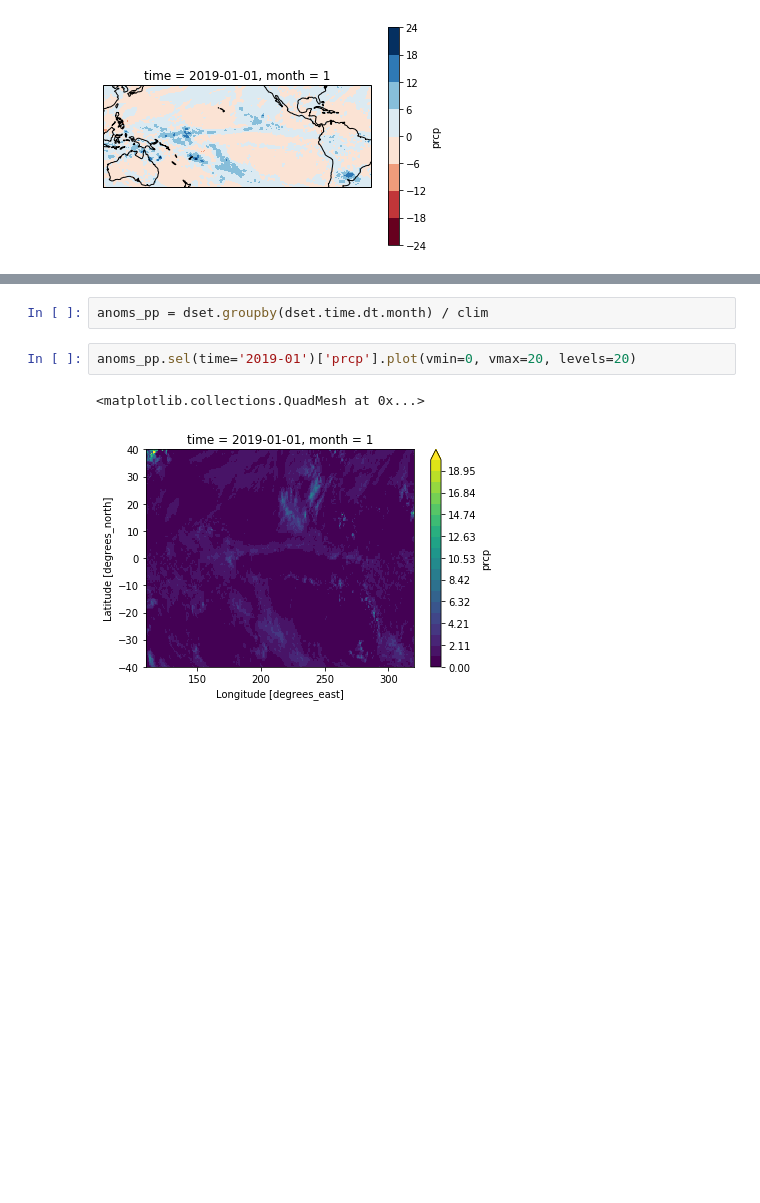
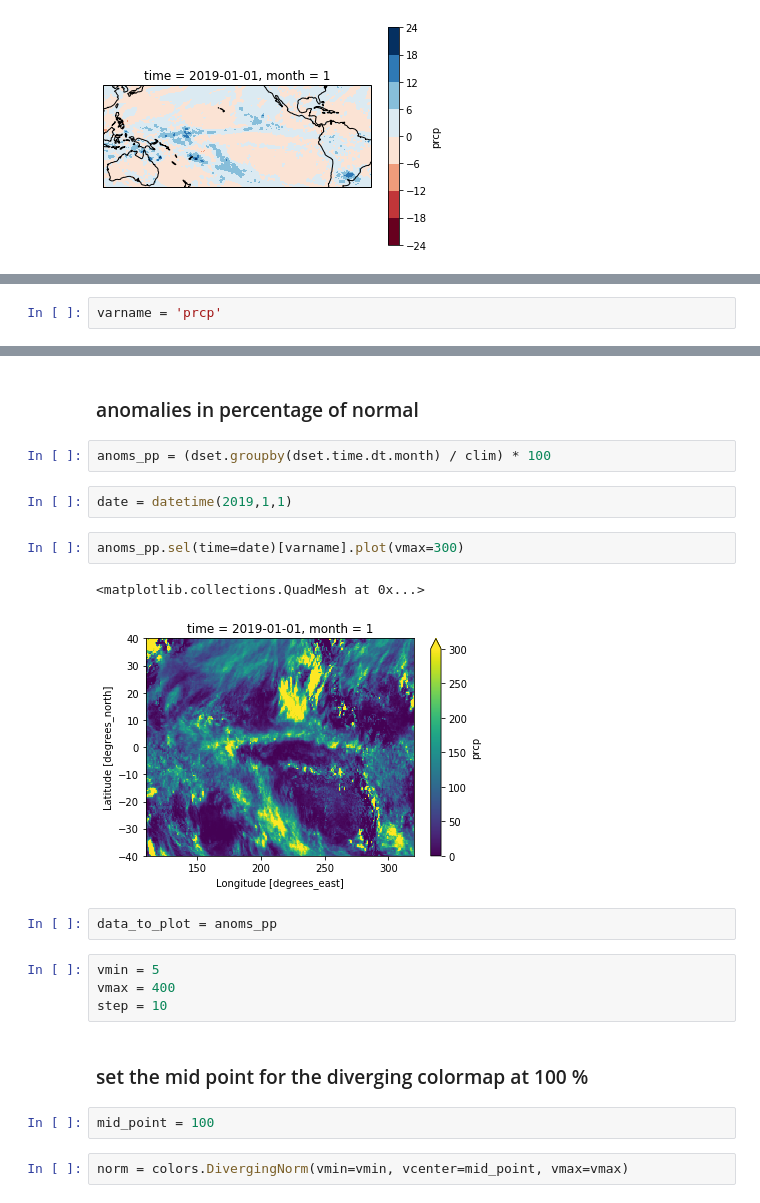
Before and after one commit to nicolasfauchereau/BAMS_SOTC_2019, a Jupyter notebook: notebooks/plot_monthly_maps.ipynb, the cells around one changed output, grey strips where cells are left out. Saved outputs shown, nothing was run; the diff lists cells and outputs as text; blank space fills up the shorter version.

```diff
--- a/notebooks/plot_monthly_maps.ipynb
+++ b/notebooks/plot_monthly_maps.ipynb
@@ -127,0 +190,2 @@ cb = f.axes[1]
+# %%
+varname = 'prcp'
@@ -128,7 +213,23 @@ cb = f.axes[1]
+# %% [markdown]
+### anomalies in percentage of normal
 # %%
-anoms_pp = dset.groupby(dset.time.dt.month) / clim
+anoms_pp = (dset.groupby(dset.time.dt.month) / clim) * 100
+# %%
+date = datetime(2019,1,1)
 # %%
-anoms_pp.sel(time='2019-01')['prcp'].plot(vmin=0, vmax=20, levels=20)
+anoms_pp.sel(time=date)[varname].plot(vmax=300)
 # %% [output]
 <matplotlib.collections.QuadMesh at 0x...>
-[figure, old version]
+[figure, new version]
+# %%
+data_to_plot = anoms_pp
+# %%
+vmin = 5
+vmax = 400
+step = 10
+# %% [markdown]
+### set the mid point for the diverging colormap at 100 %
+# %%
+mid_point = 100
+# %%
+norm = colors.DivergingNorm(vmin=vmin, vcenter=mid_point, vmax=vmax)
```
Also changed, not shown: parts of 31 cells of this notebook, 1 other file.
